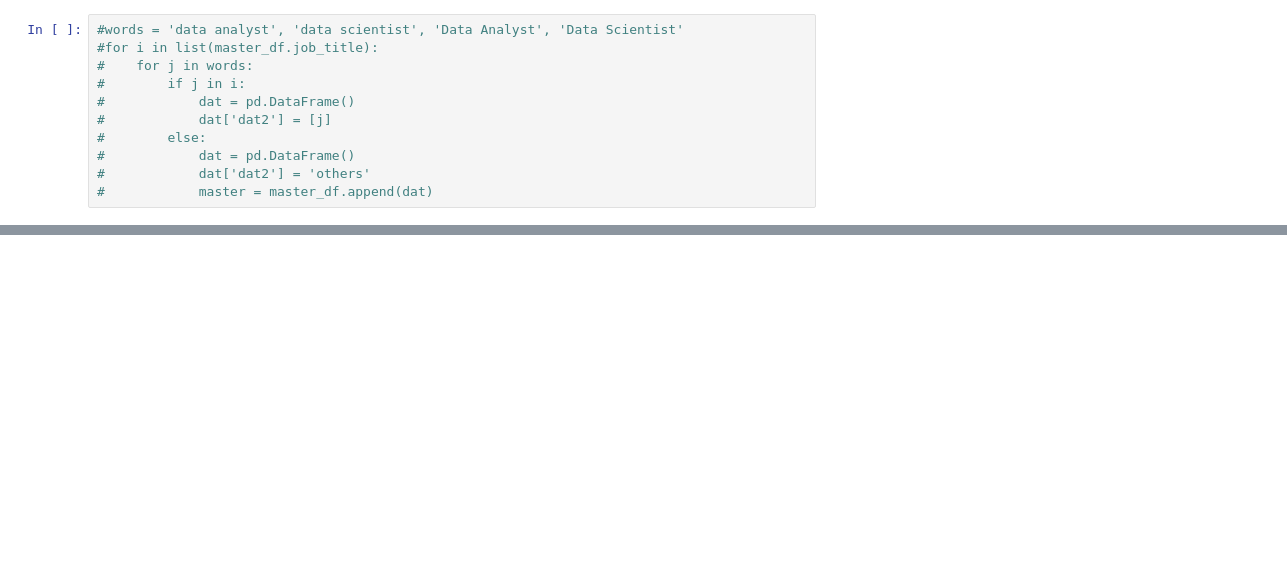
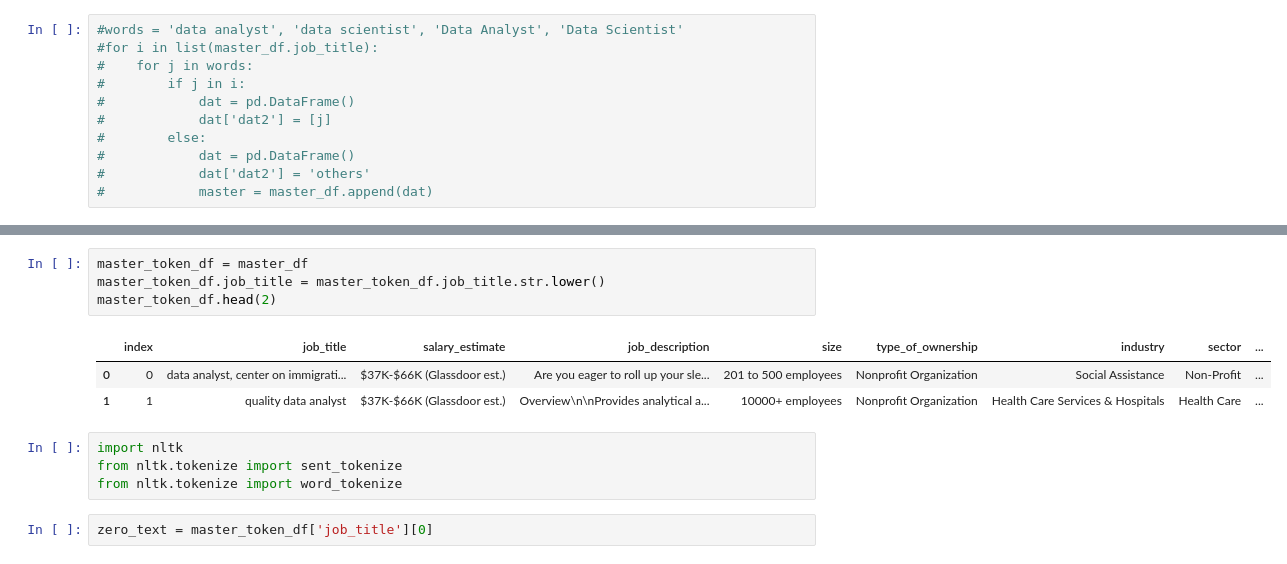
Before and after one commit to Nuel-EN/Capstone-Project-, a Jupyter notebook: Nuel-NB.ipynb, the cells around one changed output, grey strips where cells are left out. Saved outputs shown, nothing was run; the diff lists cells and outputs as text; blank space fills up the shorter version.

```diff
--- a/Nuel-NB.ipynb
+++ b/Nuel-NB.ipynb
@@ -263,0 +256,14 @@ master_df
+# %%
+master_token_df = master_df
+master_token_df.job_title = master_token_df.job_title.str.lower()
+master_token_df.head(2)
+# %% [output]
+|  | index | job_title | salary_estimate | job_description | size | type_of_ownership | industry | sector | ... |
+| 0 | 0 | data analyst, center on immigrati... | $37K-$66K (Glassdoor est.) | Are you eager to roll up your sle... | 201 to 500 employees | Nonprofit Organization | Social Assistance | Non-Profit | ... |
+| 1 | 1 | quality data analyst | $37K-$66K (Glassdoor est.) | Overview\n\nProvides analytical a... | 10000+ employees | Nonprofit Organization | Health Care Services & Hospitals | Health Care | ... |
+# %%
+import nltk
+from nltk.tokenize import sent_tokenize
+from nltk.tokenize import word_tokenize
+# %%
+zero_text = master_token_df['job_title'][0]
```
Also changed, not shown: parts of 15 cells of this notebook.
